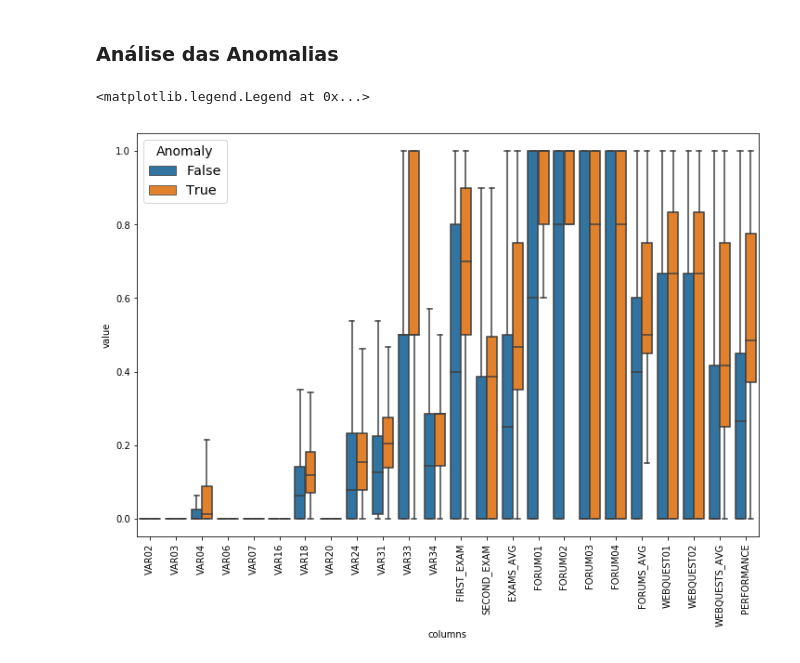
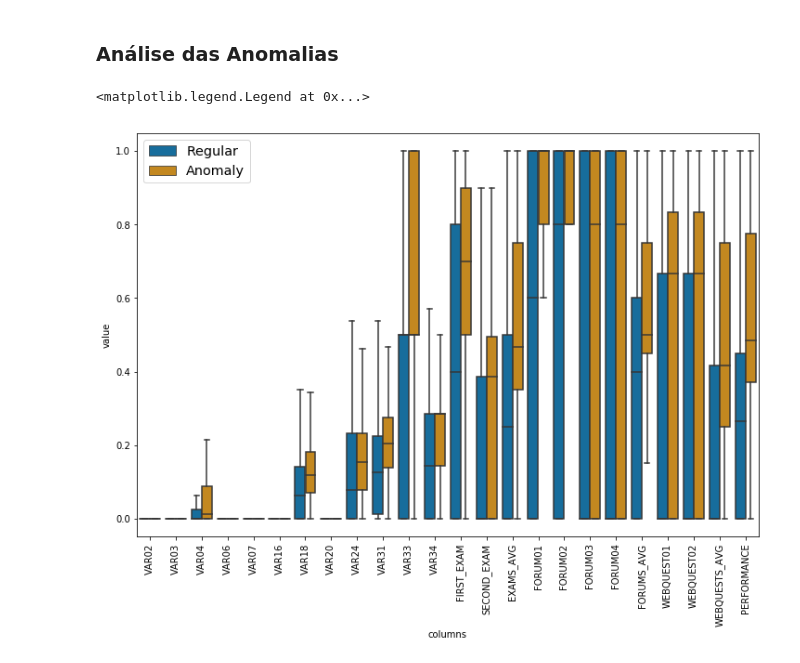
Before and after one commit to Drakmord2/EDM, a Jupyter notebook: Notebooks/Modelagem.ipynb, the cells around one changed output. Cells and saved outputs as stored; diff of their text form; code cells hidden in the pictures.

```diff
--- a/Notebooks/Modelagem.ipynb
+++ b/Notebooks/Modelagem.ipynb
@@ -335,29 +335,29 @@ regular = df_clean.loc[df_clean["DESEMPENHO_BINARIO"] == 0].describe()
 # %%
 _, ax = plt.subplots(1,1, figsize=(12,8))
 ax.set_xticklabels(ax.get_xticklabels(),rotation=90)
 
-anomalias_denorm = anomalias_norm
-df_clean = df_clean_norm
+anomalias_norm["Anomaly"] = True
+df_clean_norm["Anomaly"] = False
 
-anomalias_denorm["Anomaly"] = True
-df_clean["Anomaly"] = False
-dfbox = pd.concat([df_clean,anomalias_denorm], sort=False)
+dfbox = pd.concat([df_clean_norm, anomalias_norm], sort=False)
 dfbox = dfbox.rename(index=str, columns=translation)
 dfbox = dfbox.drop(["DESEMPENHO_BINARIO"], axis=1)
-# "VAR18","VAR31",
+
 df_melt = dfbox.melt(id_vars = "Anomaly",
                      var_name = 'columns')
 
 b = sns.boxplot(data = df_melt,
                 hue = "Anomaly",
                 x = 'columns',
                 y = 'value',
+                palette="colorblind",
                 sym='')
 
-ax.legend(title="Anomaly", fontsize='x-large', title_fontsize='14')
+handles, _ = ax.get_legend_handles_labels()
+ax.legend(handles, ["Regular", "Anomaly"], fontsize='x-large', title_fontsize='16')
 # %% [output]
 <matplotlib.legend.Legend at 0x...>
-[figure, old version]
+[figure, new version]
 # %%
 diff = regular - anomalias
 diff.loc[["mean","std"]]
```
